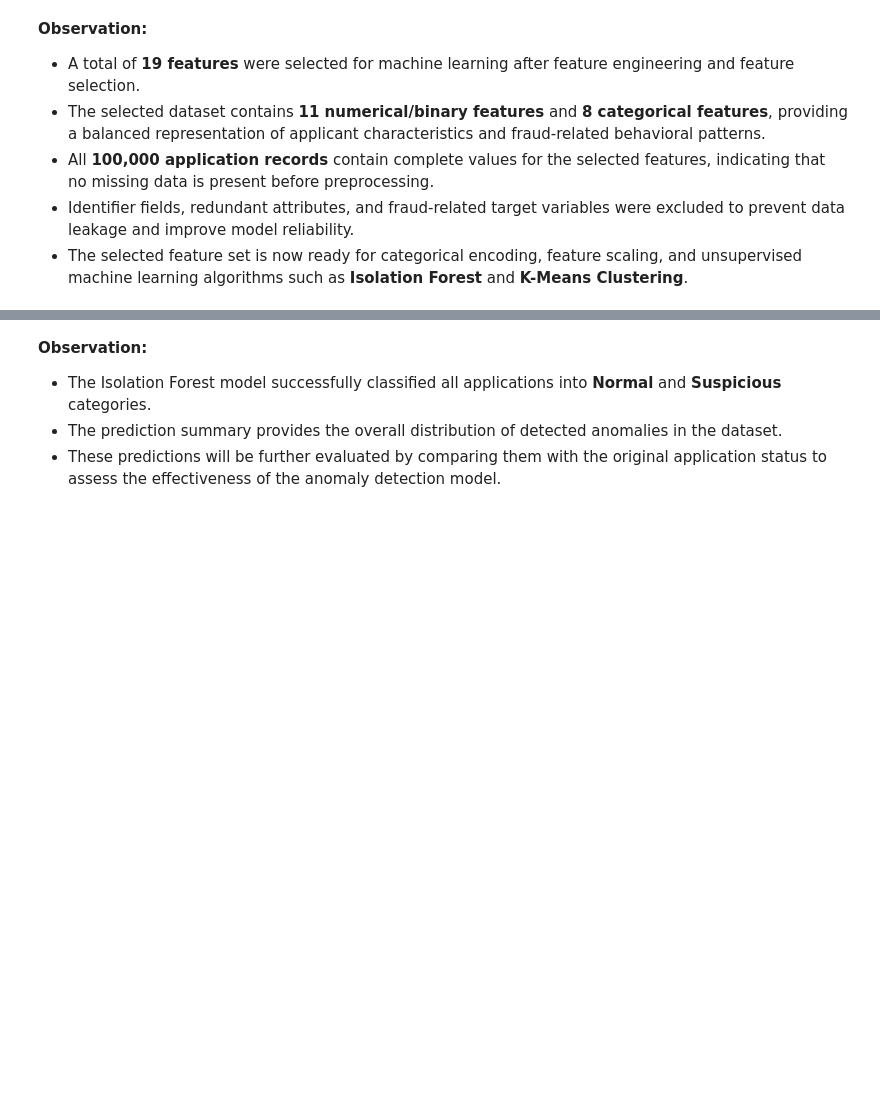
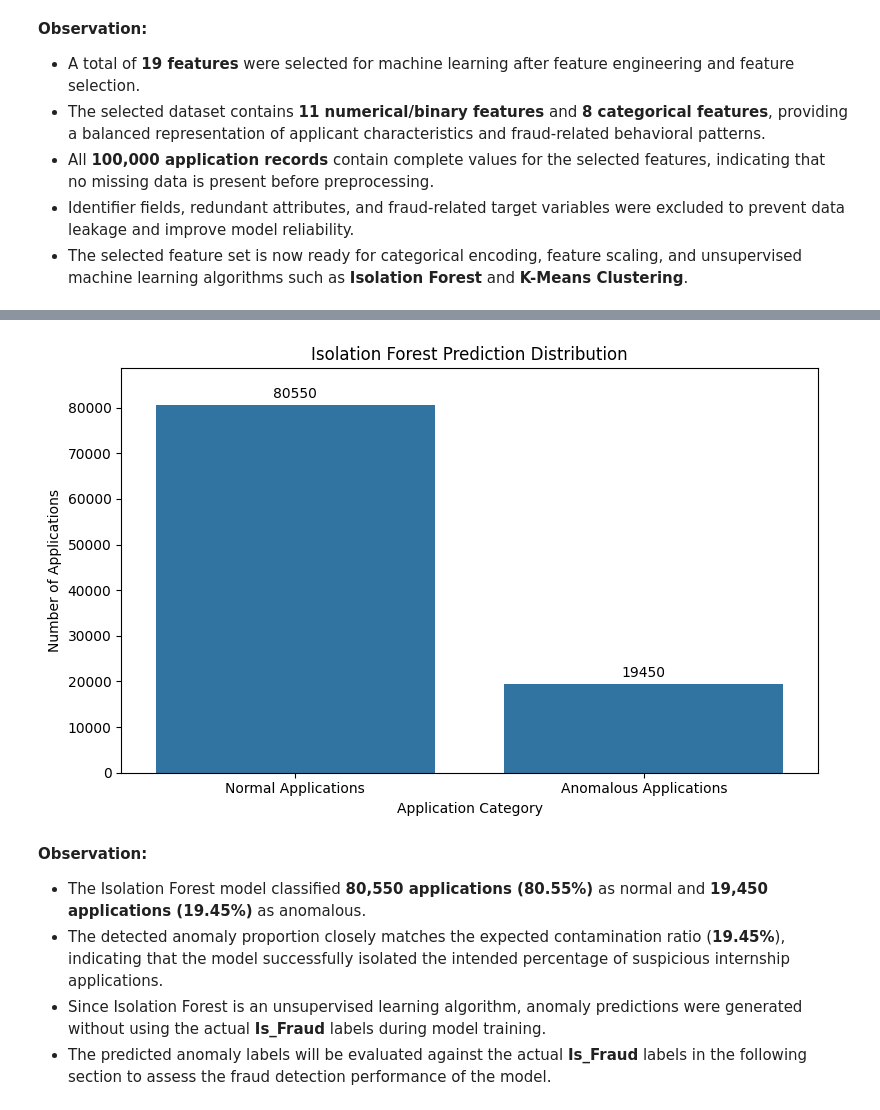
Before and after one commit to huzaifawaheed2/InterneePK-Data-Analyst-Internship, a Jupyter notebook: 03-Fraud-Detection-in-Applications/notebook/Fraud_Detection_in_Applications.ipynb, the cells around one changed output, grey strips where cells are left out. Cells and saved outputs as stored; diff of their text form; code cells hidden in the pictures; blank space fills up the shorter version.

```diff
--- a/03-Fraud-Detection-in-Applications/notebook/Fraud_Detection_in_Applications.ipynb
+++ b/03-Fraud-Detection-in-Applications/notebook/Fraud_Detection_in_Applications.ipynb
@@ -2112,9 +2164,10 @@ selected_features = [
     "Experience_Level",
     "Browser",
     "Operating_System"
+
 ]
 
-ml_df = ml_df[selected_features]
+ml_df_selected = ml_df[selected_features].copy()
 # %%
 # ==========================================
 # Selected Machine Learning Dataset
@@ -2321,0 +2377,17 @@ isolation_forest_summary
+# %%
+# ==========================================
+# Convert Predictions
+# ==========================================
+
+if_results["IF_Anomaly"] = (
+    (if_results["IF_Prediction"] == -1)
+    .astype(int)
+)
+# %%
+# ==========================================
+# Add Actual Fraud Labels
+# ==========================================
+
+if_results["Actual_Fraud"] = (
+    ml_df_original["Is_Fraud"].values
+)
@@ -2322,7 +2422,58 @@ isolation_forest_summary
+# %%
+# ==========================================
+# Isolation Forest Prediction Distribution
+# ==========================================
+
+from matplotlib.ticker import MaxNLocator
+
+plt.figure(figsize=(8, 5))
+
+ax = sns.countplot(
+    data=if_results,
+    x="IF_Anomaly",
+    order=[0, 1]
+)
+
+# Title and Labels
+plt.title("Isolation Forest Prediction Distribution")
+plt.xlabel("Application Category")
+plt.ylabel("Number of Applications")
+
+# Rename X-axis Categories
+ax.set_xticks(range(2))
+ax.set_xticklabels([
+    "Normal Applications",
+    "Anomalous Applications"
+])
+
+# Y-axis Limit
+max_count = if_results["IF_Anomaly"].value_counts().max()
+plt.ylim(0, max_count * 1.10)
+
+# Add Data Labels
+for container in ax.containers:
+    ax.bar_label(
+        container,
+        padding=3
+    )
+
+# Save Figure
+# plt.savefig(
+#     "../outputs/figures/21_isolation_forest_prediction_distribution.png",
+#     dpi=300,
+#     bbox_inches="tight"
+# )
+
+plt.tight_layout()
+
+plt.show()
+# %% [output]
+[figure, added]
 # %% [markdown]
 **Observation:**
 
-- The Isolation Forest model successfully classified all applications into **Normal** and **Suspicious** categories.
-- The prediction summary provides the overall distribution of detected anomalies in the dataset.
-- These predictions will be further evaluated by comparing them with the original application status to assess the effectiveness of the anomaly detection model.
+- The Isolation Forest model classified **80,550 applications (80.55%)** as normal and **19,450 applications (19.45%)** as anomalous.
+- The detected anomaly proportion closely matches the expected contamination ratio (**19.45%**), indicating that the model successfully isolated the intended percentage of suspicious internship applications.
+- Since Isolation Forest is an unsupervised learning algorithm, anomaly predictions were generated without using the actual **Is_Fraud** labels during model training.
+- The predicted anomaly labels will be evaluated against the actual **Is_Fraud** labels in the following section to assess the fraud detection performance of the model.
 # %% [markdown]
```
Also changed, not shown: parts of 75 cells of this notebook.
